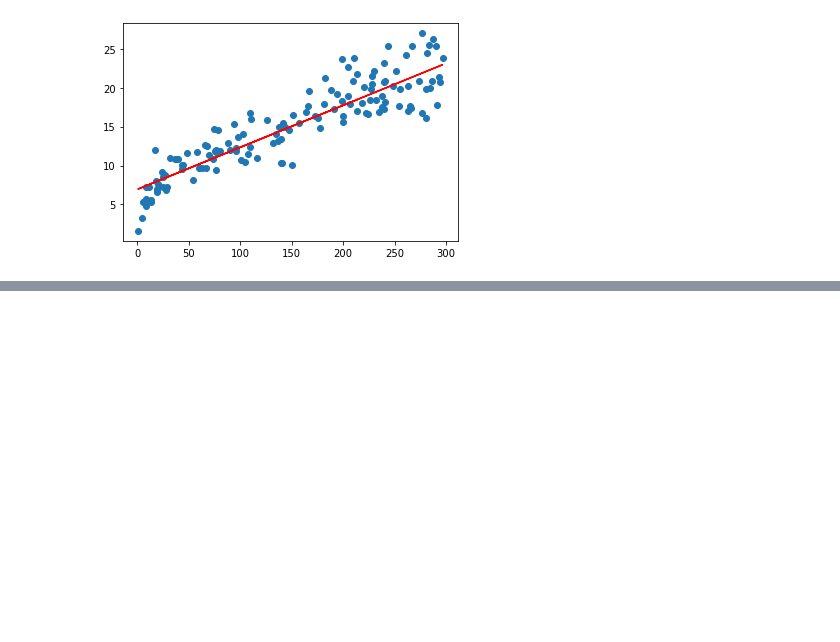
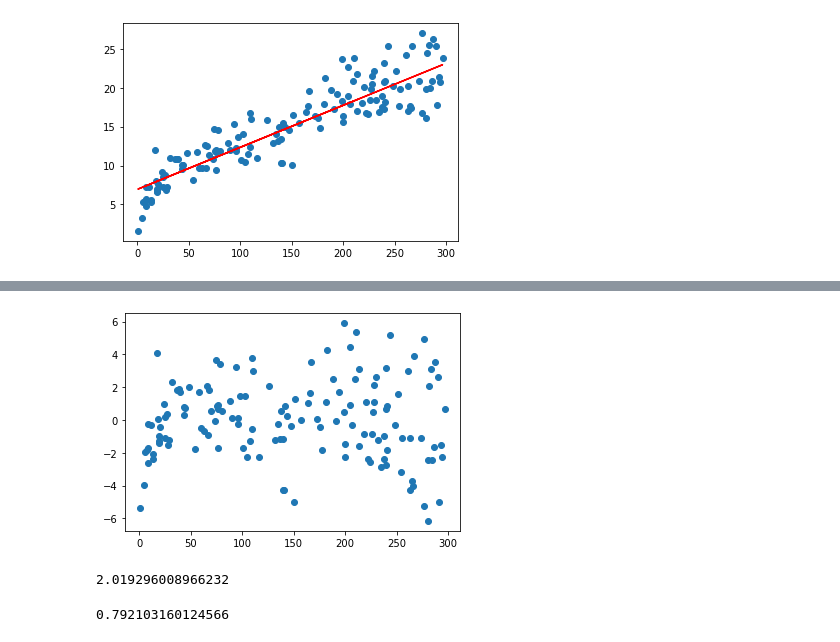
Before and after one commit to Neel-pm/CODSOFT, a Jupyter notebook: TASK 4 - SALES PREDICTION USING PYTHON.ipynb, the cells around one changed output, grey strips where cells are left out. Saved outputs shown, nothing was run; the diff lists cells and outputs as text; code cells hidden in the pictures; blank space fills up the shorter version.

```diff
--- a/TASK 4 - SALES PREDICTION USING PYTHON.ipynb
+++ b/TASK 4 - SALES PREDICTION USING PYTHON.ipynb
@@ -140,0 +152,5 @@ plt.show()
+# %%
+plt.scatter(X_train,res)
+plt.show()
+# %% [output]
+[figure, added]
@@ -140,0 +164,9 @@ plt.show()
+# %%
+np.sqrt(mean_squared_error(y_test, y_pred))
+# %% [output]
+2.019296008966232
+# %%
+r_squared = r2_score(y_test, y_pred)
+r_squared
+# %% [output]
+0.792103160124566
```
Also changed, not shown: parts of 7 cells of this notebook.
